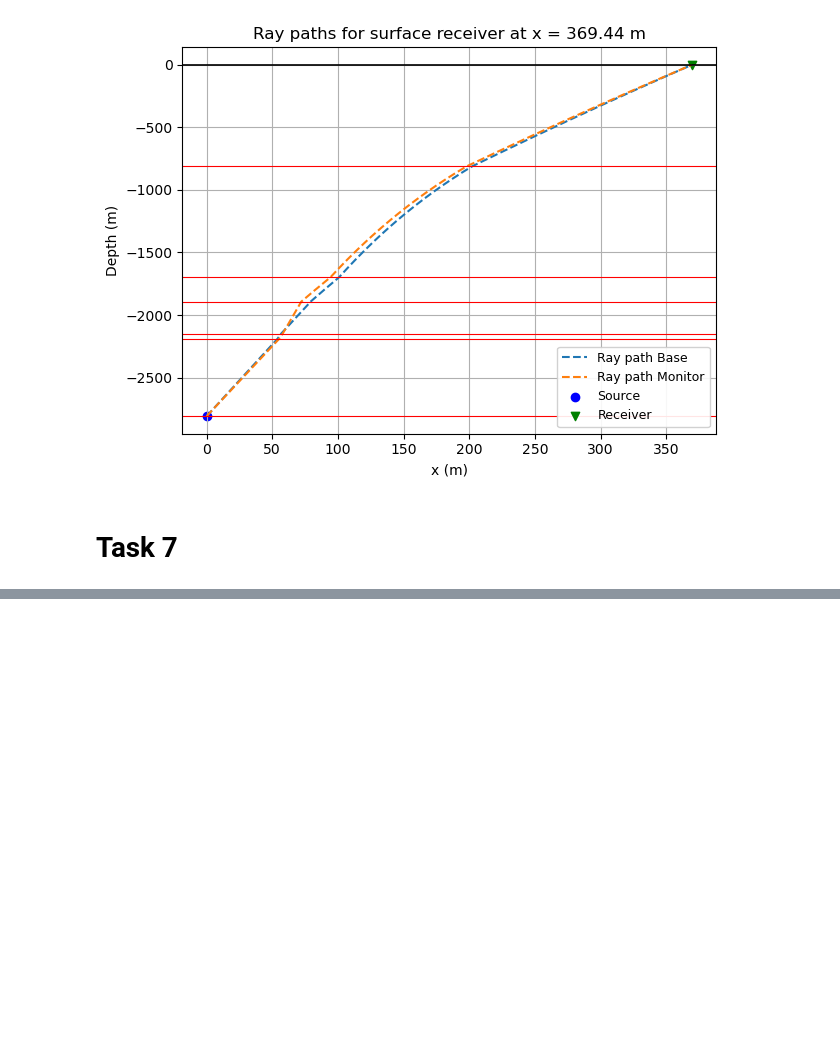
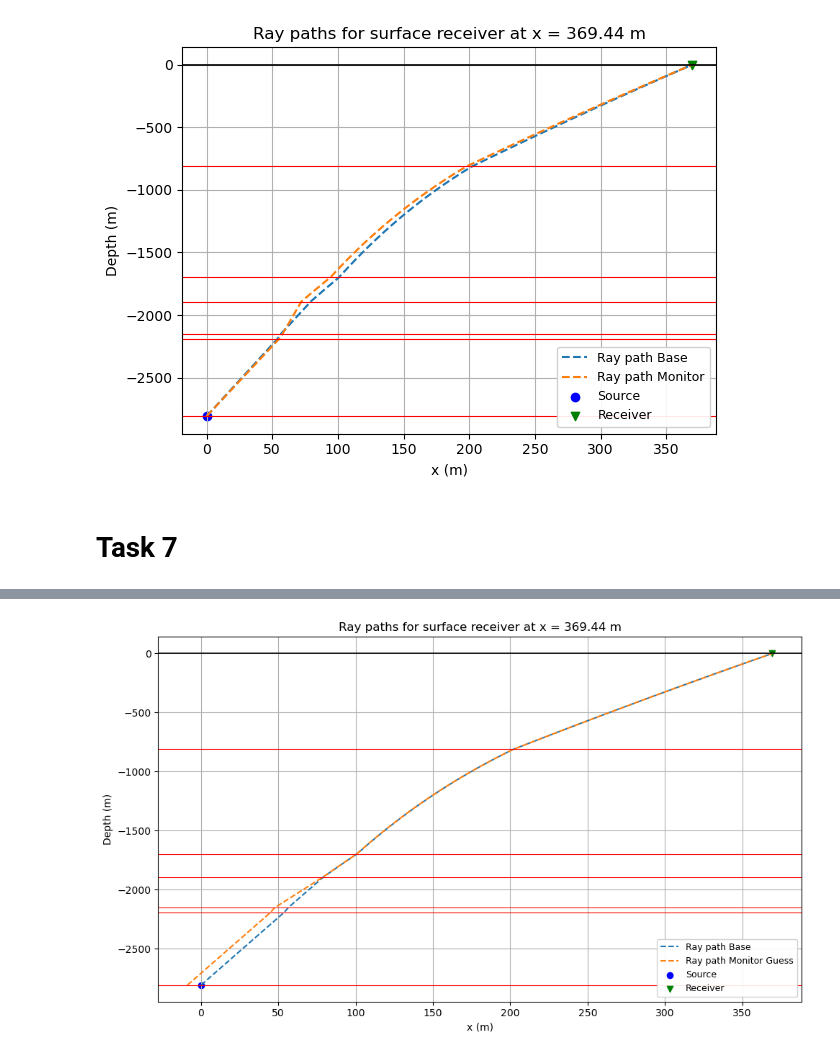
Before and after one commit to GijsvanGrieken/seismicity_groningen, a Jupyter notebook: Workshop_group2_final.ipynb, the cells around one changed output, grey strips where cells are left out. Saved outputs shown, nothing was run; the diff lists cells and outputs as text; code cells hidden in the pictures; blank space fills up the shorter version.

```diff
--- a/Workshop_group2_final.ipynb
+++ b/Workshop_group2_final.ipynb
@@ -751,6 +751,8 @@ def arrival_times_surface_receivers(theta0, v, z_inc, depths):
     t_total = np.zeros(len(theta0))
     x_final = np.zeros(len(theta0))
     x_paths = {}
+    thetas = {}
+
 
     plt.Figure(figsize=(10,6))
 
@@ -775,6 +777,7 @@ def arrival_times_surface_receivers(theta0, v, z_inc, depths):
         t_total[i] = np.sum(t_path)
         x_final[i] = x_path[-1]
         x_paths[i] = x_path
+        thetas[i] = theta
         print(f"Total travel time for incident angle {theta[i]:.06f} degrees: {t_total[i]:.06f} s, horizontal distance: {x_path[-1]:.06f} m")
 
 
@@ -795,10 +798,10 @@ def arrival_times_surface_receivers(theta0, v, z_inc, depths):
     plt.tight_layout()
     plt.show()
 
-    return t_total, x_final, x_paths
+    return t_total, x_final, x_paths, thetas
 # %%
-arr_times_base, x_final_base, x_path_base  = arrival_times_surface_receivers([5, 10, 15, 20], vp_log, 2808, depthsP)
-arr_times_mon, x_final_mon, x_path_mon = arrival_times_surface_receivers([5.118526, 10.214793, 15.258636, 20.1994896], vp_log_monitor, 2808, depthsP)
+arr_times_base, x_final_base, x_path_base, thetas_base  = arrival_times_surface_receivers([5, 10, 15, 20], vp_log, 2808, depthsP)
+arr_times_mon, x_final_mon, x_path_mon, thetas_mon = arrival_times_surface_receivers([5.118526, 10.214793, 15.258636, 20.1994896], vp_log_monitor, 2808, depthsP)
 # %% [output]
 2246
 Total travel time for incident angle 0.087266 degrees: 0.963372 s, horizontal distance: 369.438953 m
@@ -868,3 +871,75 @@ plt.show()
 [figure]
 # %% [markdown]
 # Task 7
+# %%
+def arrival_times_surface_receivers(theta0, v, z_inc, depths):
+
+    "theta0 = initial angle from incident in degrees"
+    "v = velocity profile as a function of depth"
+    "z_inc = depth of incident"
+    "depths = list of depths at which velocity changes significantly"
+
+    dz = 1.25 # depth sampling
+    v = v[0:int(z_inc/dz)]
+
+    z = -1 * np.arange(0, len(v)*dz, dz)
+    print(z)
+    t_total = np.zeros(len(theta0))
+    x_final = np.zeros(len(theta0))
+    x_paths = {}
+    thetas = {}
+
+
+    plt.Figure(figsize=(10,6))
+
+    for i in range(len(theta0)):
+        theta = [theta0[i] * (np.pi/180)]
+        x_path = [0]
+        t_path = []
+        for j in range(len(z) - 1):
+            theta_j = theta[j]
+            v_j = v[j]
+            v_j1 = v[j+1]
+            theta_j1 = np.arcsin((v_j * np.sin(theta_j)) / v_j1)
+            theta.append(theta_j1)
+            x_path.append(x_path[j] + (dz * np.tan(theta_j)))
+            s = np.sqrt((dz**2) + ((x_path[j+1] - x_path[j])**2))
+            t_path.append(s / (v_j))
+        print(len(x_path))
+
+        t_total[i] = np.sum(t_path)
+        x_final[i] = x_path[-1]
+        x_paths[i] = x_path
+        thetas[i] = theta
+    return t_total, x_final, x_paths, thetas
+
+theta_start = thetas_base[0][-1] * (180/np.pi)
+
+dz = 1.25
+
+
+
+
+arr_times_guess, x_final_guess, x_path_guess, thetas_guess = arrival_times_surface_receivers([-theta_start], vp_mon_log, 2808, depthsP)
+x_path_guess_flipped = x_path_guess[0][::-1] + x_final_base[0]
+
+plt.figure(figsize=(10,6))
+plt.plot(x_path_base[0], z, linestyle='--', alpha=1, label="Ray path Base")
+plt.plot( x_path_guess_flipped, z, linestyle='--', alpha=1, label="Ray path Monitor Guess")
+plt.scatter([0], [z[0]], color='b', marker='o', label='Source')
+plt.scatter([x_final_base[0]], [z[-1]], color='g', marker='v', label='Receiver')
+plt.axhline(y=0, color='k', lw=1.2)
+for h in depthsP[0:6]:
+    plt.axhline(y=-h, color='r', lw=0.8)
+plt.grid()
+plt.xlabel("x (m)")
+plt.ylabel("Depth (m)")
+plt.title(f"Ray paths for surface receiver at x = {x_final_base[0]:.2f} m")
+plt.legend(
+    loc="lower right",
+    fontsize=9,
+    framealpha=0.9
+)
+plt.tight_layout()
+plt.show()
+# %% [output]
@@ -870,0 +949 @@ plt.show()
+[figure, added]
```
Also changed, not shown: parts of 1 cell of this notebook.
